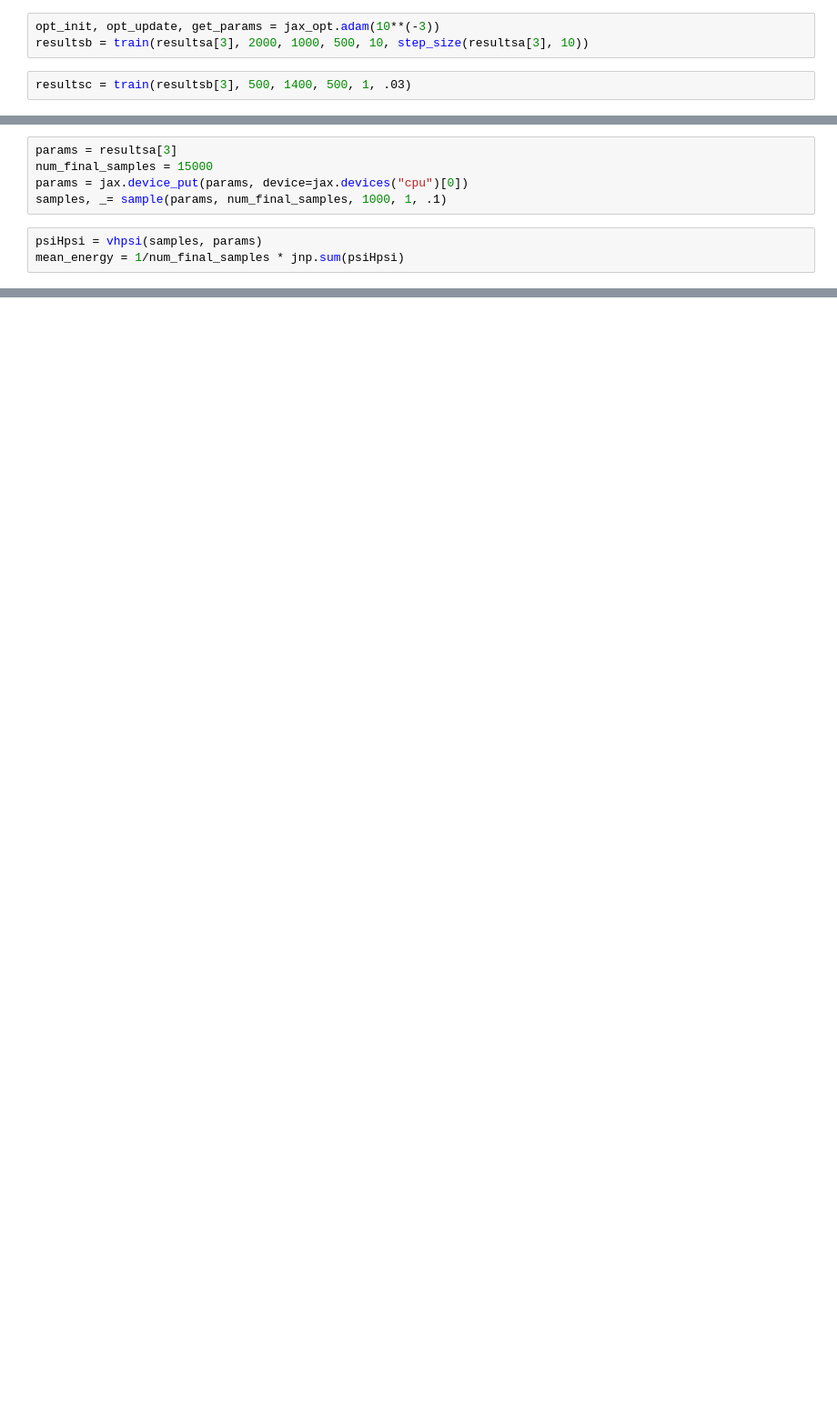
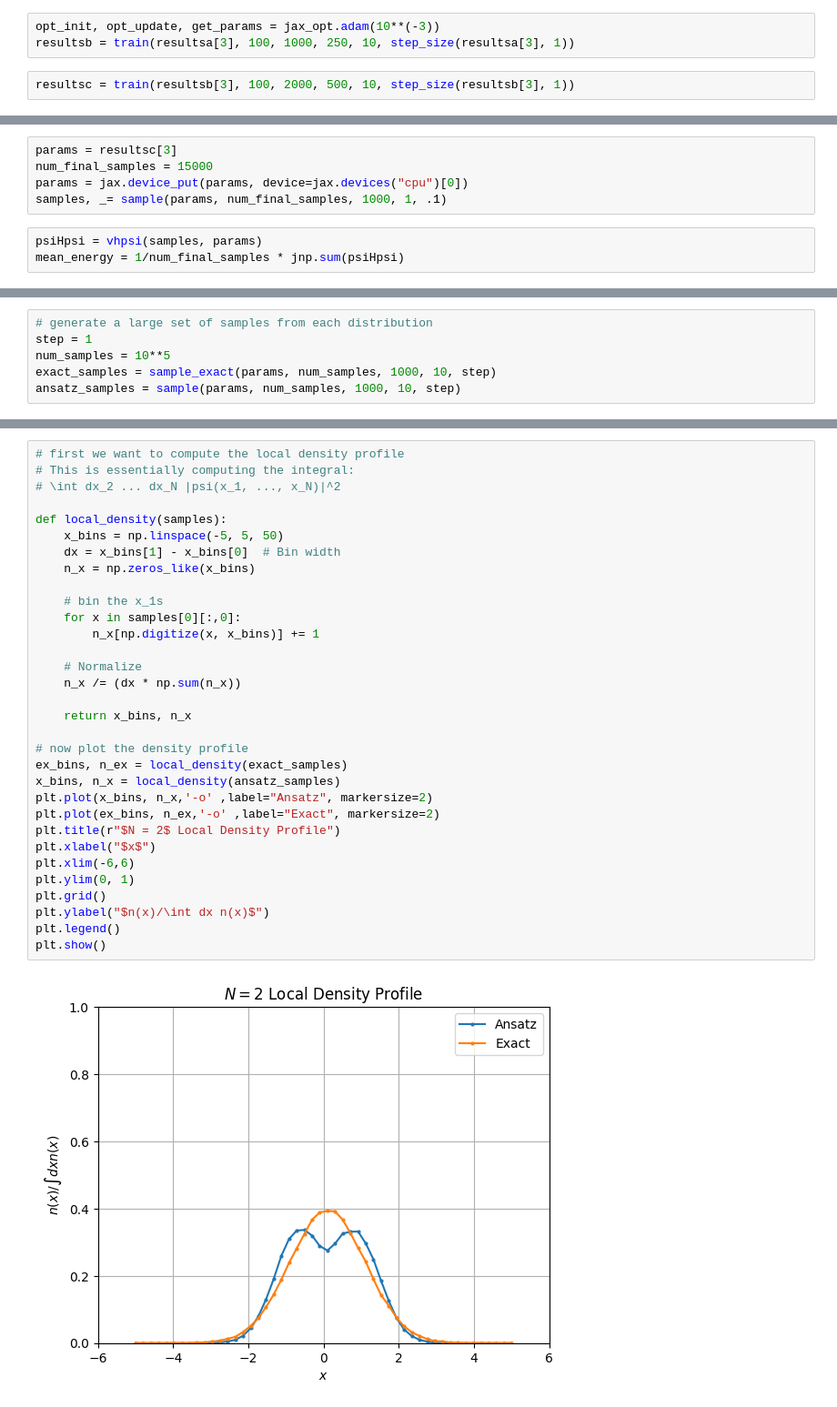
Before and after one commit to hershkumar/summer2022, a Jupyter notebook: neural/fermions/fermi_diff_grad.ipynb, the cells around one changed output, grey strips where cells are left out. Shown at 91% size. Drawn from its saved outputs; the diff is of its cells as text; blank space fills up the shorter version.

```diff
--- a/neural/fermions/fermi_diff_grad.ipynb
+++ b/neural/fermions/fermi_diff_grad.ipynb
@@ -435,5 +440,5 @@ print(ratio)
 # %%
 opt_init, opt_update, get_params = jax_opt.adam(10**(-3))
-resultsb = train(resultsa[3], 2000, 1000, 500, 10, step_size(resultsa[3], 10))
+resultsb = train(resultsa[3], 100, 1000, 250, 10, step_size(resultsa[3], 1))
 # %%
-resultsc = train(resultsb[3], 500, 1400, 500, 1, .03)
+resultsc = train(resultsb[3], 100, 2000, 500, 10, step_size(resultsb[3], 1))
@@ -442,5 +445,5 @@ resultsd = train(resultsc[3], 10, 5000, 500, 1, .03)
 # %%
-params = resultsa[3]
+params = resultsc[3]
 num_final_samples = 15000
 params = jax.device_put(params, device=jax.devices("cpu")[0])
 samples, _= sample(params, num_final_samples, 1000, 1, .1)
@@ -512,0 +592,6 @@ plt.show()
+# %%
+# generate a large set of samples from each distribution
+step = 1
+num_samples = 10**5
+exact_samples = sample_exact(params, num_samples, 1000, 10, step)
+ansatz_samples = sample(params, num_samples, 1000, 10, step)
@@ -512,0 +601,34 @@ plt.show()
+# %%
+# first we want to compute the local density profile
+# This is essentially computing the integral:
+# \int dx_2 ... dx_N |psi(x_1, ..., x_N)|^2
+
+def local_density(samples):
+    x_bins = np.linspace(-5, 5, 50)
+    dx = x_bins[1] - x_bins[0]  # Bin width
+    n_x = np.zeros_like(x_bins)
+
+    # bin the x_1s
+    for x in samples[0][:,0]:
+        n_x[np.digitize(x, x_bins)] += 1
+
+    # Normalize
+    n_x /= (dx * np.sum(n_x))
+
+    return x_bins, n_x
+
+# now plot the density profile
+ex_bins, n_ex = local_density(exact_samples)
+x_bins, n_x = local_density(ansatz_samples)
+plt.plot(x_bins, n_x,'-o' ,label="Ansatz", markersize=2)
+plt.plot(ex_bins, n_ex,'-o' ,label="Exact", markersize=2)
+plt.title(r"$N = 2$ Local Density Profile")
+plt.xlabel("$x$")
+plt.xlim(-6,6)
+plt.ylim(0, 1)
+plt.grid()
+plt.ylabel("$n(x)/\int dx n(x)$")
+plt.legend()
+plt.show()
+# %% [output]
+[figure, added]
```
Also changed, not shown: parts of 15 cells of this notebook, 35 other files.
